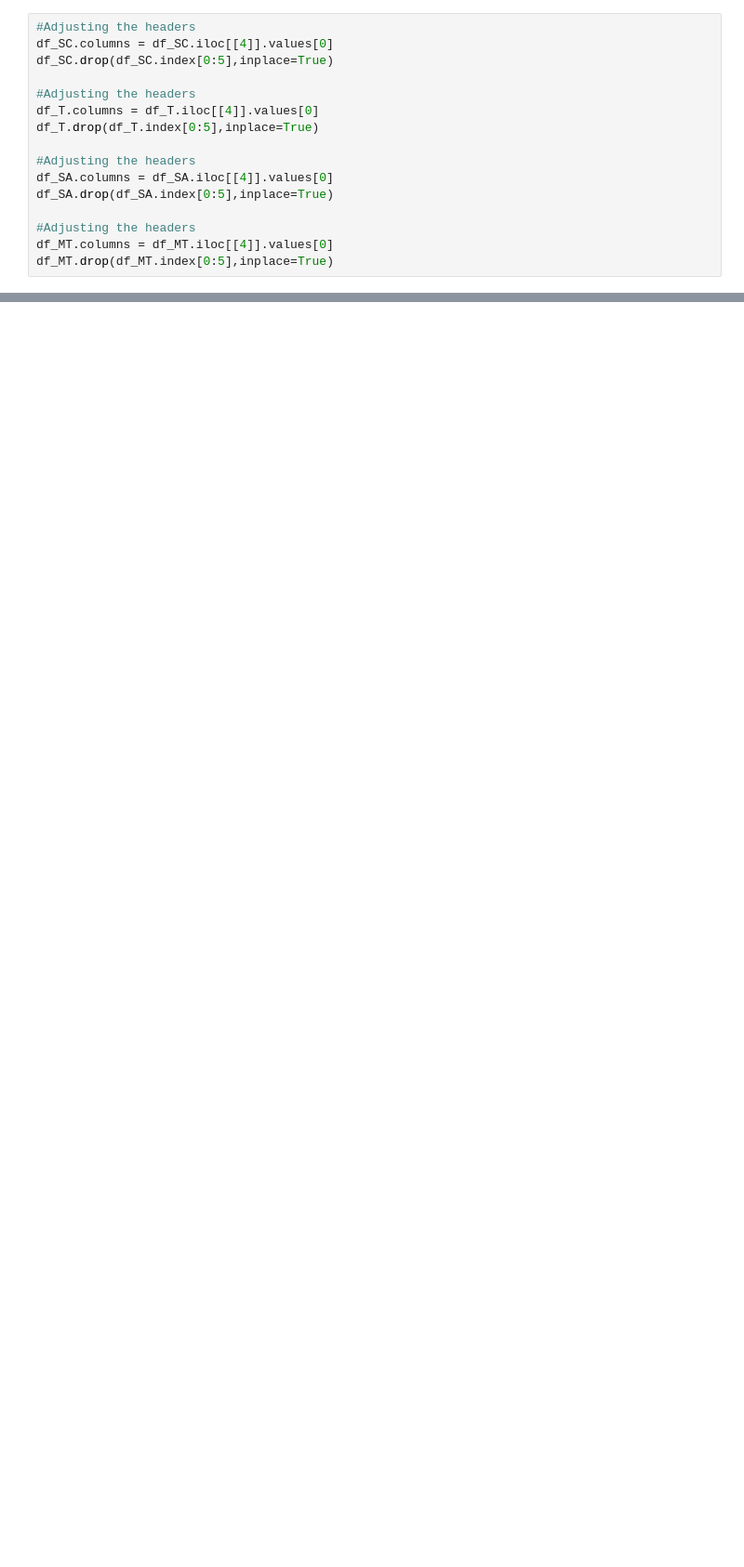
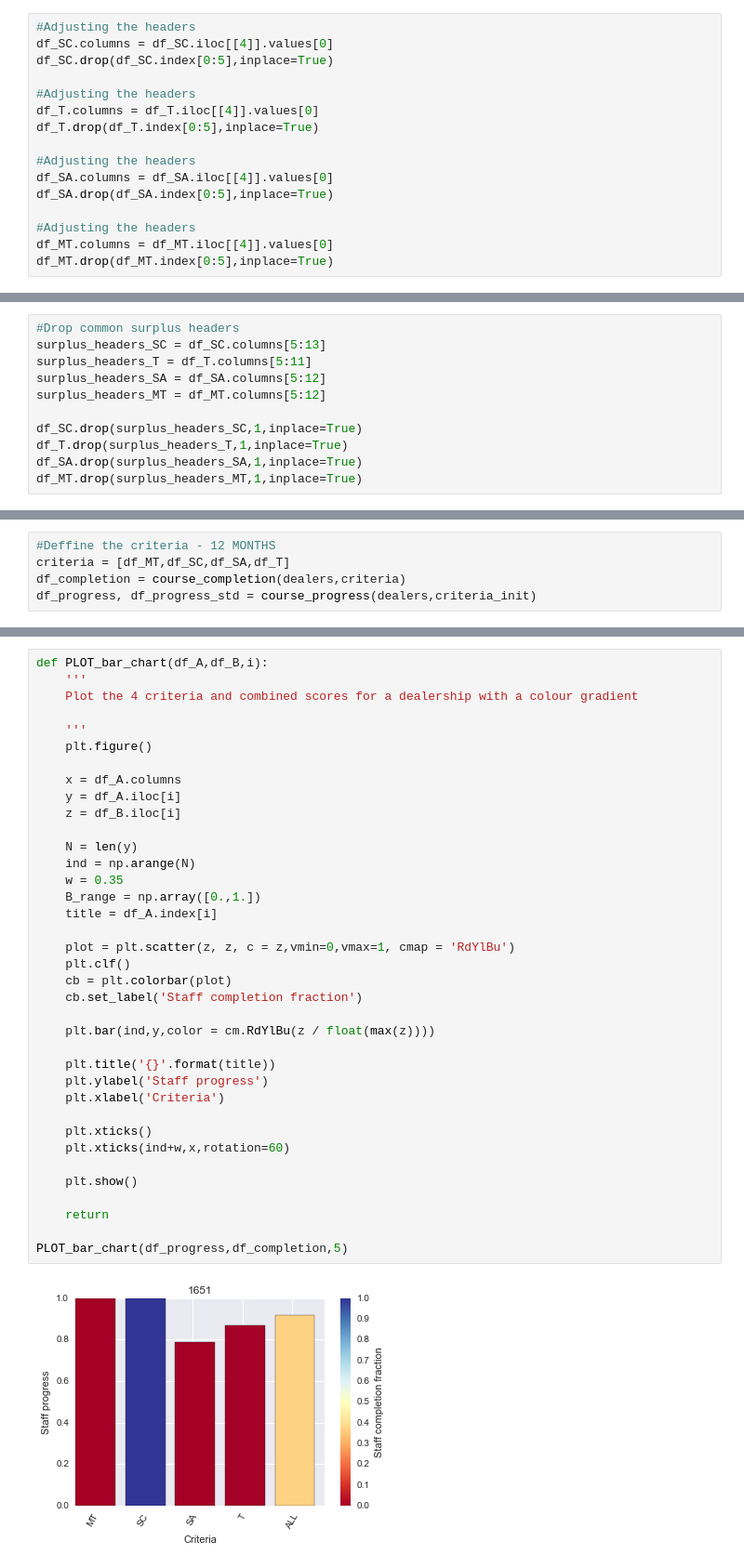
Before and after one commit to DJRumble/WestWay, a Jupyter notebook: Exploration.ipynb, the cells around one changed output, grey strips where cells are left out. Shown at 93% size. Cells and saved outputs as stored; diff of their text form; blank space fills up the shorter version.

```diff
--- a/Exploration.ipynb
+++ b/Exploration.ipynb
@@ -108,0 +185,11 @@ def aggregate_course(df):
+# %%
+#Drop common surplus headers
+surplus_headers_SC = df_SC.columns[5:13]
+surplus_headers_T = df_T.columns[5:11]
+surplus_headers_SA = df_SA.columns[5:12]
+surplus_headers_MT = df_MT.columns[5:12]
+
+df_SC.drop(surplus_headers_SC,1,inplace=True)
+df_T.drop(surplus_headers_T,1,inplace=True)
+df_SA.drop(surplus_headers_SA,1,inplace=True)
+df_MT.drop(surplus_headers_MT,1,inplace=True)
@@ -231,0 +263,5 @@ df_completion2
+# %%
+#Deffine the criteria - 12 MONTHS
+criteria = [df_MT,df_SC,df_SA,df_T]
+df_completion = course_completion(dealers,criteria)
+df_progress, df_progress_std = course_progress(dealers,criteria_init)
@@ -231,0 +296,39 @@ df_completion2
+# %%
+def PLOT_bar_chart(df_A,df_B,i):
+    '''
+    Plot the 4 criteria and combined scores for a dealership with a colour gradient
+
+    '''
+    plt.figure()
+
+    x = df_A.columns
+    y = df_A.iloc[i]
+    z = df_B.iloc[i]
+
+    N = len(y)
+    ind = np.arange(N)
+    w = 0.35
+    B_range = np.array([0.,1.])
+    title = df_A.index[i]
+
+    plot = plt.scatter(z, z, c = z,vmin=0,vmax=1, cmap = 'RdYlBu')
+    plt.clf()
+    cb = plt.colorbar(plot)
+    cb.set_label('Staff completion fraction')
+
+    plt.bar(ind,y,color = cm.RdYlBu(z / float(max(z))))
+
+    plt.title('{}'.format(title))
+    plt.ylabel('Staff progress')
+    plt.xlabel('Criteria')
+
+    plt.xticks()
+    plt.xticks(ind+w,x,rotation=60)
+
+    plt.show()
+
+    return
+
+PLOT_bar_chart(df_progress,df_completion,5)
+# %% [output]
+[figure, added]
```
Also changed, not shown: parts of 30 cells of this notebook.
